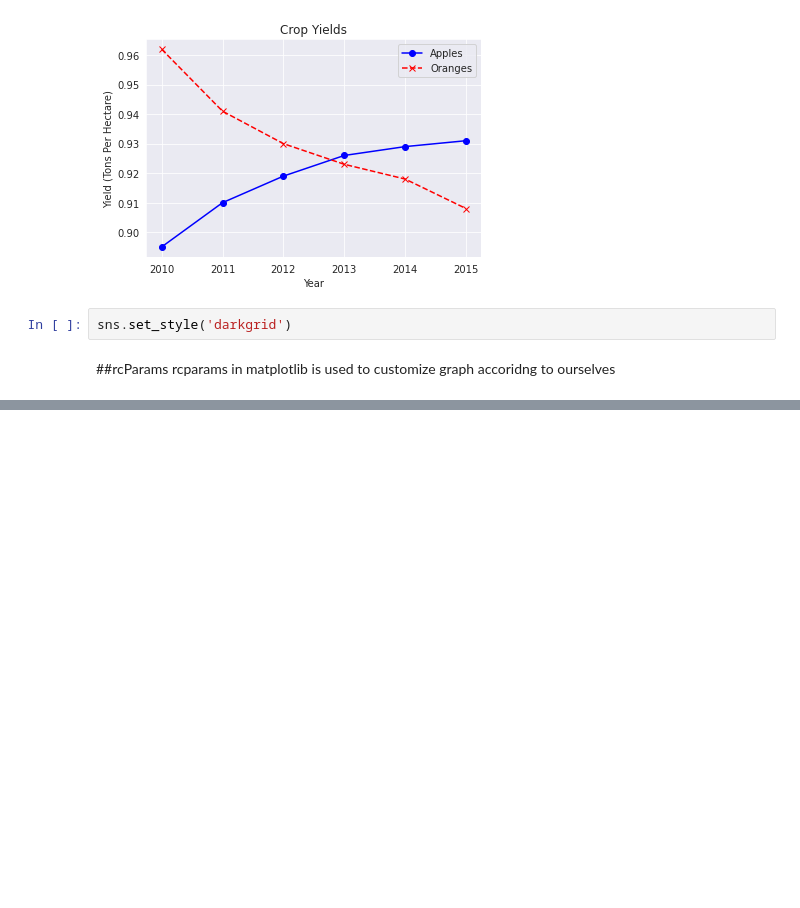
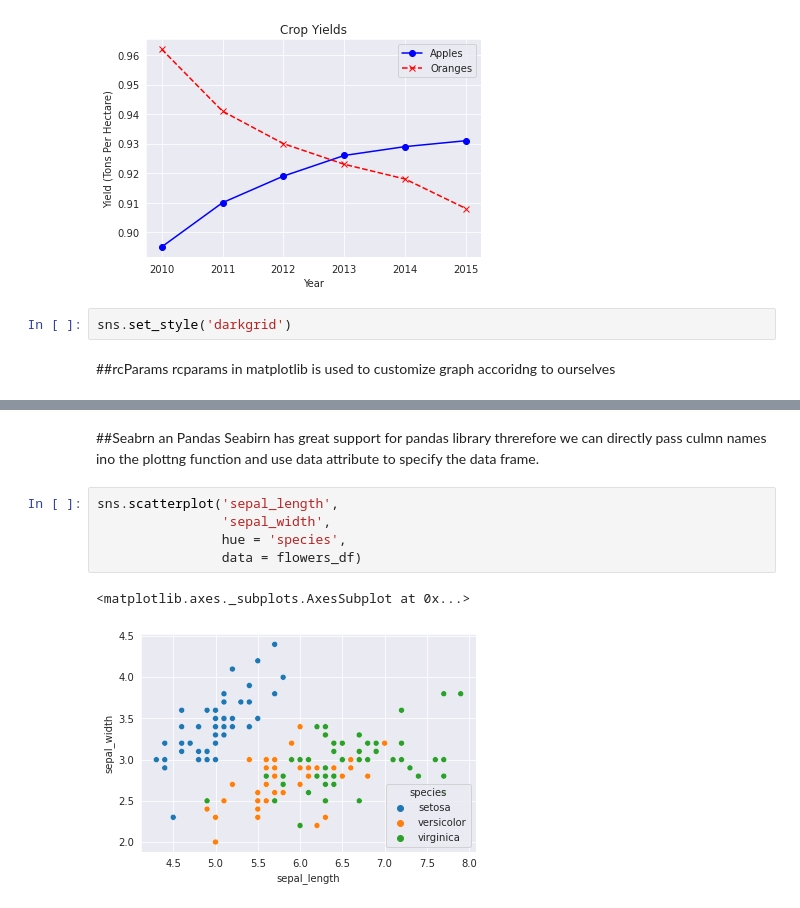
Before and after one commit to PriyanshSaxena25/data_analysis, a Jupyter notebook: Visualization1.ipynb, the cells around one changed output, grey strips where cells are left out. Saved outputs shown, nothing was run; the diff lists cells and outputs as text; blank space fills up the shorter version.

```diff
--- a/Visualization1.ipynb
+++ b/Visualization1.ipynb
@@ -98,0 +145,11 @@ rcparams in matplotlib is used to customize graph accoridng to ourselves
+# %% [markdown]
+##Seabrn an Pandas
+Seabirn has great support for pandas library threrefore we can directly pass culmn names ino the plottng function and use data attribute to specify the data frame.
+# %%
+sns.scatterplot('sepal_length',
+                'sepal_width',
+                hue = 'species',
+                data = flowers_df)
+# %% [output]
+<matplotlib.axes._subplots.AxesSubplot at 0x...>
+[figure, added]
```
Also changed, not shown: parts of 7 cells of this notebook.
